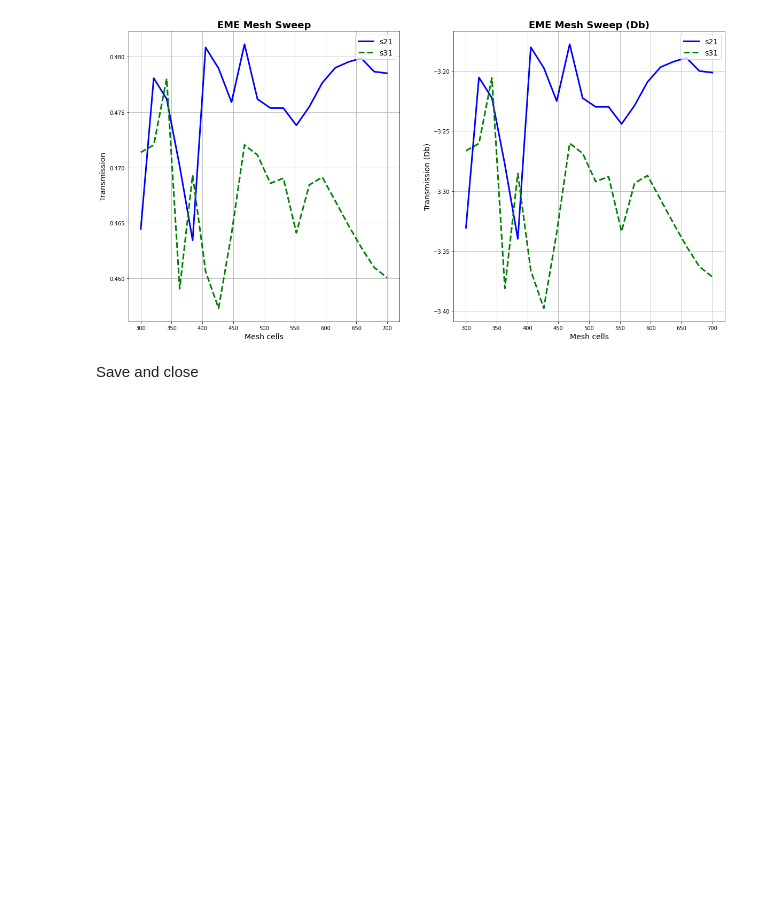
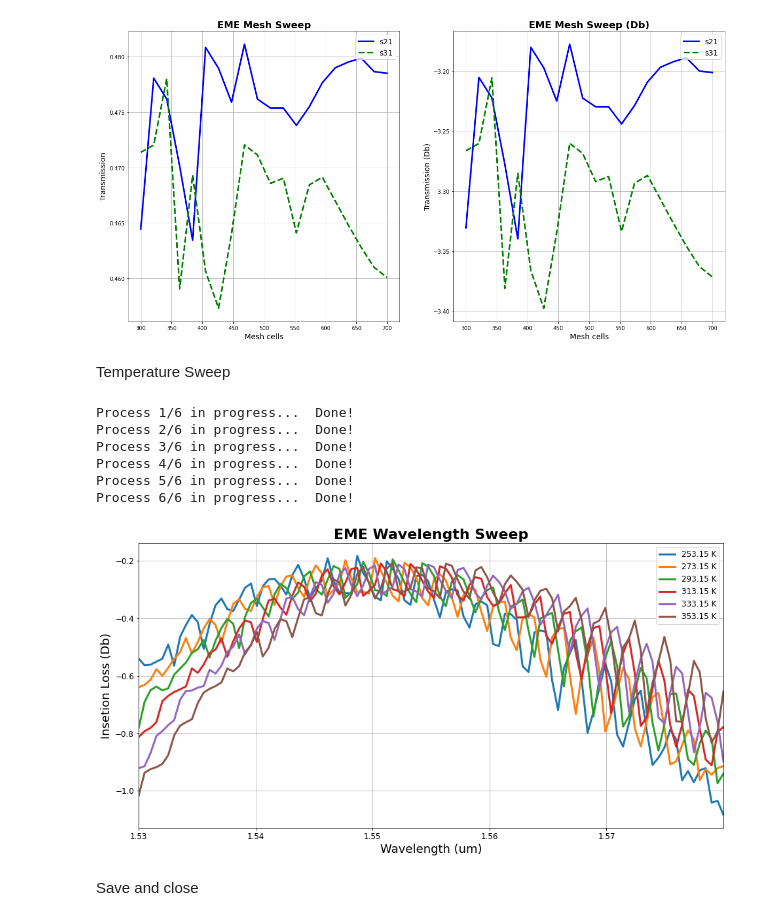
Before and after one commit to Leoopessoa/MMI-Multi-Mode-Interferometer-2x2, a Jupyter notebook: Api_Python_Lumerical.ipynb, the cells around one changed output. Cells and saved outputs as stored; diff of their text form; code cells hidden in the pictures; blank space fills up the shorter version.

```diff
--- a/Api_Python_Lumerical.ipynb
+++ b/Api_Python_Lumerical.ipynb
@@ -15,18 +15,18 @@ from IPython.display import display, Math
 ###############################################################
 # LINUX PATH
 
-sys.path.append("/opt/lumerical/v221/api/python") #Default linux lumapi path
-import lumapi
-sys.path.append(os.path.dirname('/media/leonardo/datam02/MMI-LeonardoPessôa')) #Current directory
+# sys.path.append("/opt/lumerical/v221/api/python") #Default linux lumapi path
+# import lumapi
+# sys.path.append(os.path.dirname('/media/leonardo/datam02/MMI-LeonardoPessôa')) #Current directory
 
 ###############################################################
 # WINDOWS PATH
 
-#spec_win = importlib.util.spec_from_file_location('lumapi', 'C:\\Program Files\\Lumerical\\v202\\api\\python\\lumapi.py')
-#lumapi = importlib.util.module_from_spec(spec_win)
-#os.add_dll_directory("C:/Program Files/Lumerical/v202/api/python")
-#sys.path.append(os.path.dirname('D:/AAAAAAAArquivos/Facul/Capacitação/GitHub/MMI-Multi-Mode-Interferometer-2x2'))
-#spec_win.loader.exec_module(lumapi)
+spec_win = importlib.util.spec_from_file_location('lumapi', 'C:\\Program Files\\Lumerical\\v202\\api\\python\\lumapi.py')
+lumapi = importlib.util.module_from_spec(spec_win)
+os.add_dll_directory("C:/Program Files/Lumerical/v202/api/python")
+sys.path.append(os.path.dirname('D:/AAAAAAAArquivos/Facul/Capacitação/GitHub/MMI-Multi-Mode-Interferometer-2x2'))
+spec_win.loader.exec_module(lumapi)
 # %%
 lum = lumapi.MODE('MMI_Lumerical.lms',False)
 # %% [markdown]
@@ -36,7 +36,7 @@ Guide generation
 # %%
 # Initial Parameters
 c = 299792458
-si = "Si (Silicon) - Palik" # Material
+si = "Core" # Material
 W = 9e-6 # Y span of the box
 Lpi = 96.54e-6 # Box Width
 Wwg = 1.43e-6 # Yspan of the port
@@ -473,6 +473,49 @@ fig[1].set_ylabel("Transmission (Db)", fontsize = 14)
 fig[1].grid(True)
 # %% [output]
 [figure]
+# %% [markdown]
+Temperature Sweep
+# %%
+temperature = np.linspace(253.15, 353.15, 6)
+plt.figure(figsize=(16,8), edgecolor= 'white', facecolor= 'white')
+start = 1.53e-6
+stop = 1.58e-6
+
+for i in range(6):
+    lum.switchtolayout()
+    lum.setnamed('EME', 'simulation temperature', temperature[i])
+    print("Process "+str(i+1)+"/"+str(len(temperature)) + " in progress...", end = ' ')
+    lum.run()
+    print(" Done!")
+    lum.setemeanalysis("wavelength sweep", 1)
+    lum.setemeanalysis("start wavelength", start)
+    lum.setemeanalysis("stop wavelength", stop)
+    lum.setemeanalysis("number of wavelength points", 100)
+    lum.emesweep("wavelength sweep")
+
+    Sparams = lum.getemesweep("S_wavelength_sweep")
+    s21 = (np.abs(Sparams['s21'])**2)
+    s31 = (np.abs(Sparams['s31'])**2)
+    loss = 10*np.log10(s21 + s31)
+    plt.plot(Sparams['wavelength']*1e6, loss, label = str(temperature[i])+ ' K', linewidth = '3')
+
+plt.xlim(start*1e6,stop*1e6)
+plt.title("EME Wavelength Sweep", fontsize = 22, fontweight='bold')
+plt.legend(fontsize = 12, loc = "upper right")
+plt.xlabel("Wavelength (um)", fontsize = 18)
+plt.xticks(np.arange(start*1e6,stop*1e6,step=0.01),fontsize=12)
+plt.yticks(fontsize=12)
+plt.ylabel("Insetion Loss (Db)", fontsize = 18)
+plt.grid(True)
+plt.savefig('EME Temperature Sweep')
+# %% [output]
+Process 1/6 in progress...  Done!
+Process 2/6 in progress...  Done!
+Process 3/6 in progress...  Done!
+Process 4/6 in progress...  Done!
+Process 5/6 in progress...  Done!
+Process 6/6 in progress...  Done!
+[figure, added]
 # %% [markdown]
 Save and close
 # %%
```
Also changed, not shown: 6 other files.
